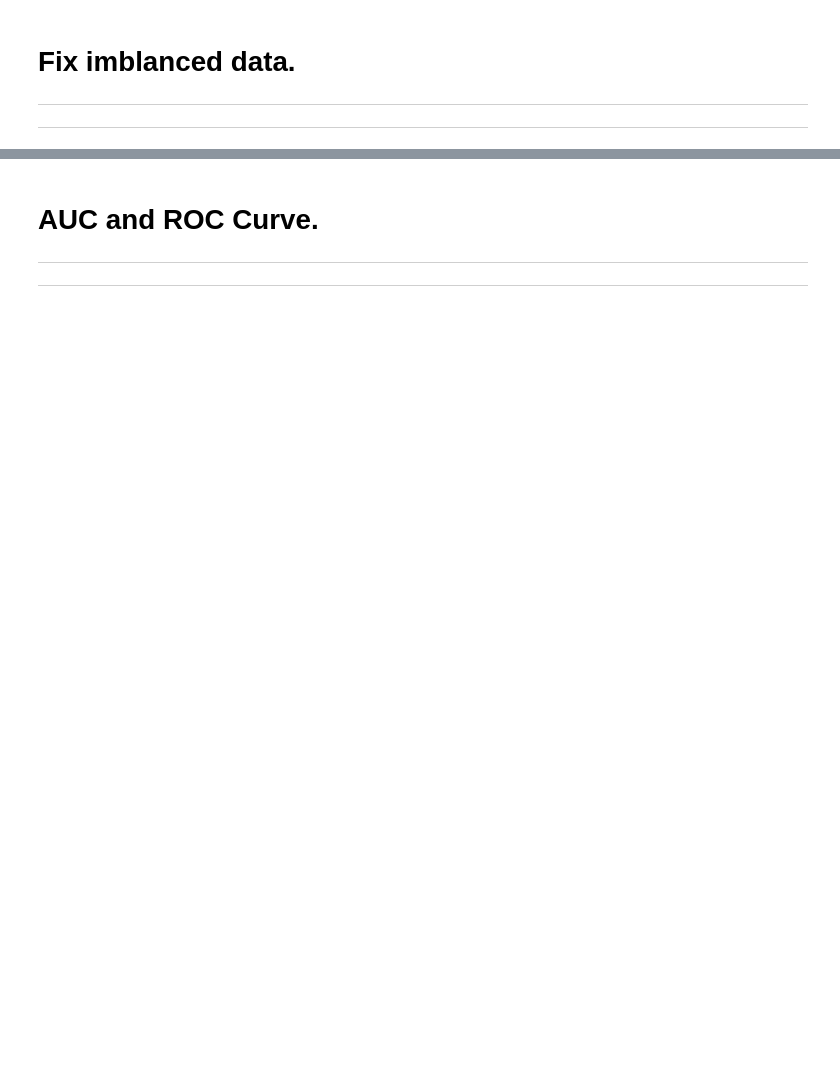
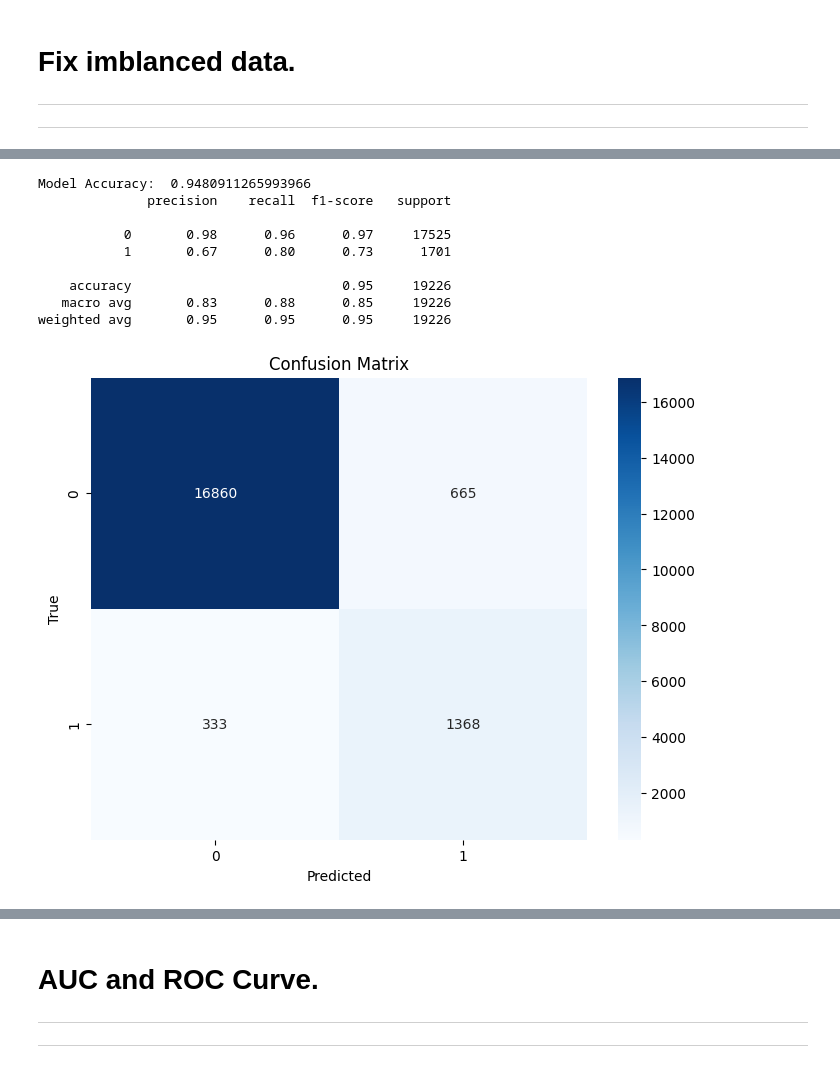
Before and after one commit to Suman-Adhikary/Diabetes-Prediction, a Jupyter notebook: Diabetes_Prediction.ipynb, the cells around one changed output, grey strips where cells are left out. Saved outputs shown, nothing was run; the diff lists cells and outputs as text; code cells hidden in the pictures; blank space fills up the shorter version.

```diff
--- a/Diabetes_Prediction.ipynb
+++ b/Diabetes_Prediction.ipynb
@@ -1246,0 +731,2 @@ weighted avg       0.97      0.97      0.97     37602
+# %%
+X_train, X_test, y_train, y_test = train_test_split(X, y, test_size=0.2, random_state=42)
@@ -1246,0 +737,10 @@ weighted avg       0.97      0.97      0.97     37602
+# %%
+RFC = RandomForestClassifier(max_depth= 10, min_samples_leaf= 5, min_samples_split= 5, n_estimators= 150)
+# %%
+# Create a pipeline that preprocesses the data, resamples data, and then trains a classifier
+RFC_Classifier = imbPipeline(steps=[('preprocessor', preprocessor),
+                      ('over', over),
+                      ('under', under),
+                      ('classifier', RFC)])
+# %%
+RFC_Classifier.fit(X_train, y_train)
@@ -1246,0 +763,27 @@ weighted avg       0.97      0.97      0.97     37602
+# %%
+# Predict on the test set using the best model
+y_pred = RFC_Classifier.predict(X_test)
+
+# Evaluate the model
+print("Model Accuracy: ", accuracy_score(y_test, y_pred))
+print(classification_report(y_test, y_pred))
+
+# Plot confusion matrix
+cm = confusion_matrix(y_test, y_pred)
+plt.figure(figsize=(8, 6))
+sns.heatmap(cm, annot=True, fmt='d', cmap='Blues')
+plt.title('Confusion Matrix')
+plt.xlabel('Predicted')
+plt.ylabel('True')
+plt.show()
+# %% [output]
+Model Accuracy:  0.9480911265993966
+              precision    recall  f1-score   support
+
+           0       0.98      0.96      0.97     17525
+           1       0.67      0.80      0.73      1701
+
+    accuracy                           0.95     19226
+   macro avg       0.83      0.88      0.85     19226
+weighted avg       0.95      0.95      0.95     19226
+[figure, added]
```
Also changed, not shown: parts of 115 cells of this notebook.
